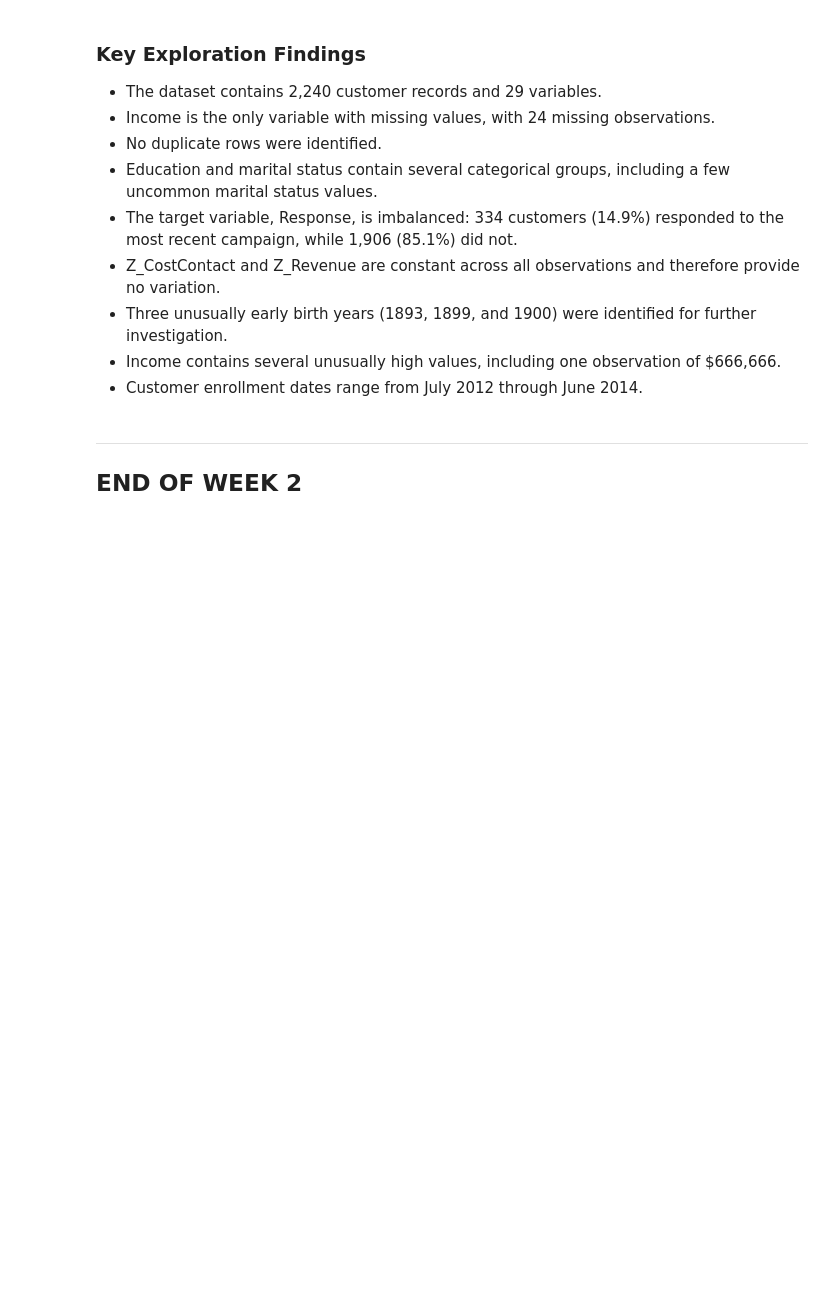
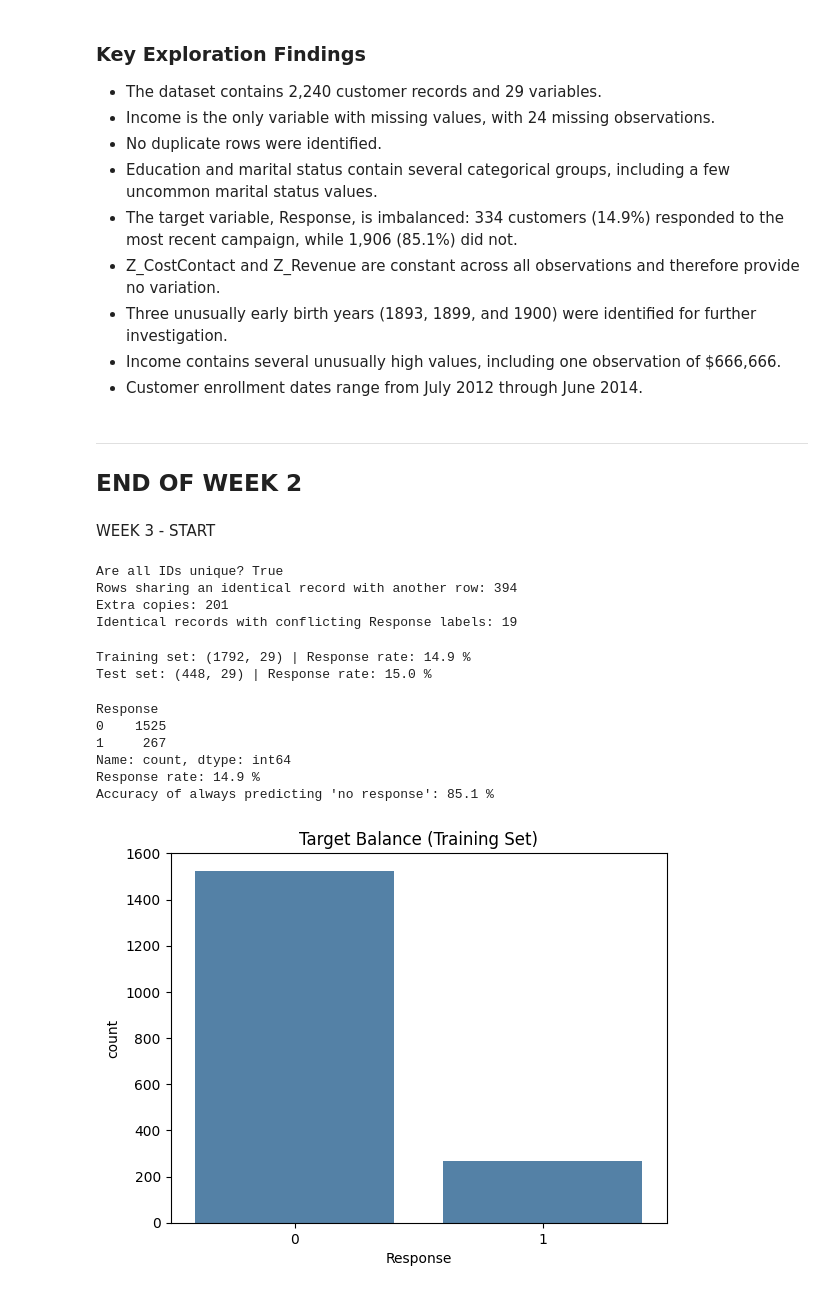
Before and after one commit to nathanyangm/targeted-marketing-model, a Jupyter notebook: notebooks/1. 0-DA-initial-data-exploration.ipynb, the cells around one changed output. Cells and saved outputs as stored; diff of their text form; code cells hidden in the pictures; blank space fills up the shorter version.

Commit message:
week3 eda

```diff
--- a/notebooks/1. 0-DA-initial-data-exploration.ipynb
+++ b/notebooks/1. 0-DA-initial-data-exploration.ipynb
@@ -272,3 +277,57 @@ Number of duplicate rows: 0
 ---
 
 ## END OF WEEK 2
+# %% [markdown]
+WEEK 3 - START
+# %%
+# Check for customers with identical records under different IDs
+feature_columns = [c for c in df.columns if c not in ("ID", "Response")]
+
+print("Are all IDs unique?", df["ID"].is_unique)
+print("Rows sharing an identical record with another row:",
+      df.duplicated(subset=feature_columns, keep=False).sum())
+print("Extra copies:", df.duplicated(subset=feature_columns).sum())
+
+# Check whether any identical records have different Response labels
+dup_rows = df[df.duplicated(subset=feature_columns, keep=False)]
+conflicts = dup_rows.groupby(feature_columns, dropna=False)["Response"].nunique()
+print("Identical records with conflicting Response labels:", (conflicts > 1).sum())
+# %% [output]
+Are all IDs unique? True
+Rows sharing an identical record with another row: 394
+Extra copies: 201
+Identical records with conflicting Response labels: 19
+# %%
+# Split into 80% training and 20% test
+# - Stratified on Response so both sets keep the ~15% response rate
+# - Group-aware so identical records always land in the same set
+
+# Give each unique customer record a group number (duplicates share a number)
+group_key = df[feature_columns].astype(str).agg("|".join, axis=1)
+groups = pd.factorize(group_key)[0]
+
+# Create 5 folds (~20% each) and use the first fold as the test set
+splitter = StratifiedGroupKFold(n_splits=5, shuffle=True, random_state=42)
+train_idx, test_idx = next(splitter.split(df, y=df["Response"], groups=groups))
+
+train_df = df.iloc[train_idx].reset_index(drop=True)
+test_df = df.iloc[test_idx].reset_index(drop=True)
+
+# Confirm no rows were lost and no duplicate group appears in both sets
+assert len(train_df) + len(test_df) == len(df)
+assert set(groups[train_idx]).isdisjoint(groups[test_idx])
+
+print("Training set:", train_df.shape, "| Response rate:", round(train_df["Response"].mean() * 100, 1), "%")
+print("Test set:", test_df.shape, "| Response rate:", round(test_df["Response"].mean() * 100, 1), "%")
+# %% [output]
+Training set: (1792, 29) | Response rate: 14.9 %
+Test set: (448, 29) | Response rate: 15.0 %
+# %%
+# Saving the split
+from pathlib import Path
+Path("../data/processed").mkdir(parents=True, exist_ok=True)
+train_df.to_csv("../data/processed/train.csv", index=False)
+test_df.to_csv("../data/processed/test.csv", index=False)
+
+# All EDA below uses a copy of the training set
+eda = train_df.copy()
@@ -274,0 +342,17 @@ Number of duplicate rows: 0
+# %%
+# 1. Target balance in the training set
+print(eda["Response"].value_counts())
+print("Response rate:", round(eda["Response"].mean() * 100, 1), "%")
+print("Accuracy of always predicting 'no response':", round((1 - eda["Response"].mean()) * 100, 1), "%")
+
+sns.countplot(x="Response", data=eda, color="steelblue")
+plt.title("Target Balance (Training Set)")
+plt.show()
+# %% [output]
+Response
+0    1525
+1     267
+Name: count, dtype: int64
+Response rate: 14.9 %
+Accuracy of always predicting 'no response': 85.1 %
+[figure, added]
```
Also changed, not shown: parts of 4 cells of this notebook.
